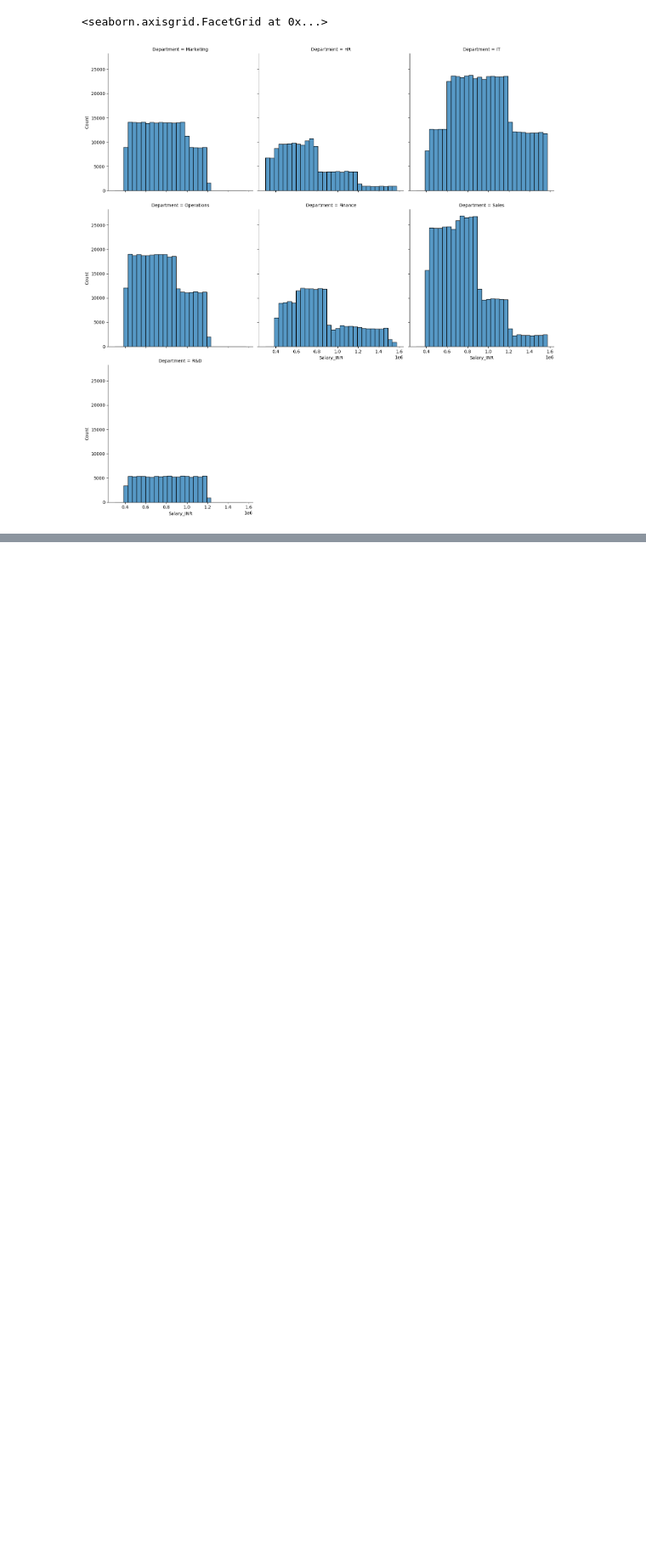
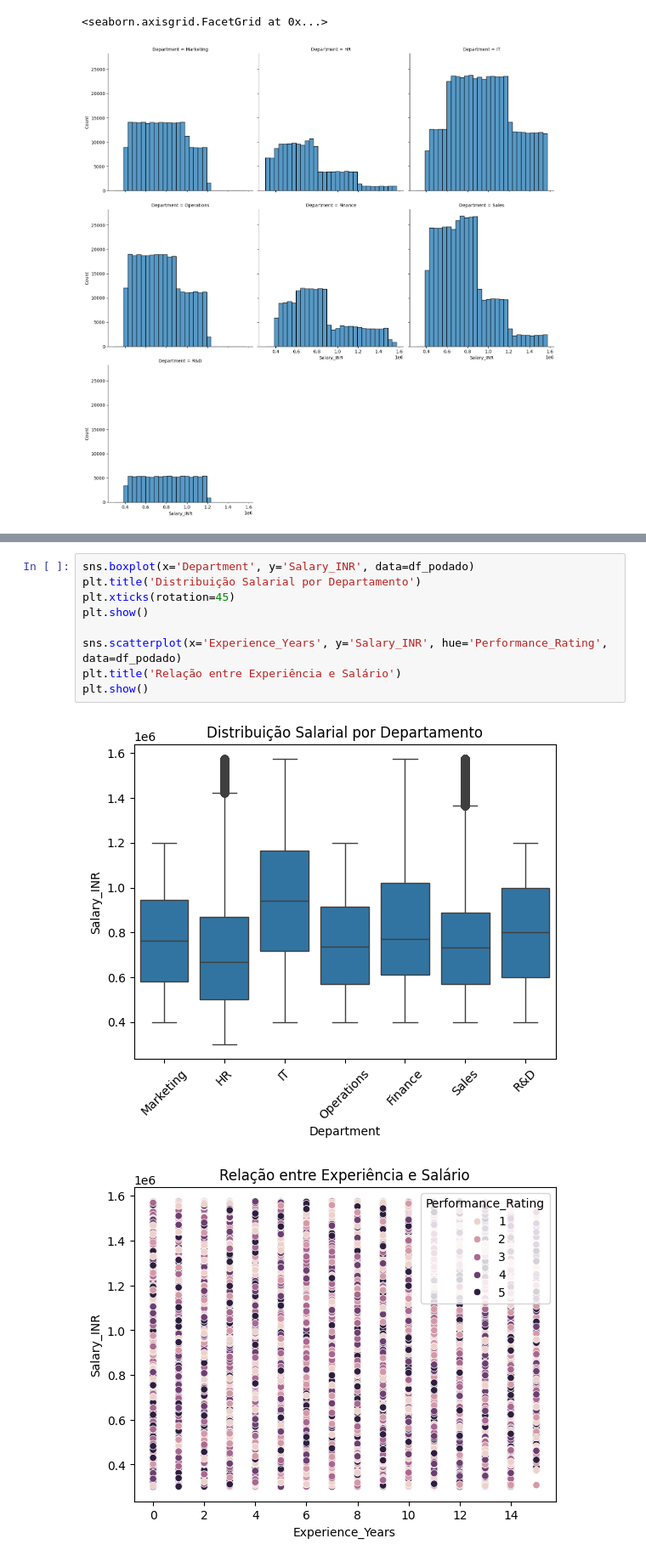
Before and after one commit to EngSoftwareABL/ProjetoAC2_ReconhecimentoPadr-es, a Jupyter notebook: Dataset_Salario.ipynb, the cells around one changed output, grey strips where cells are left out. Shown: that part at 85% size. Saved outputs shown, nothing was run; the diff lists cells and outputs as text; blank space fills up the shorter version.

```diff
--- a/Dataset_Salario.ipynb
+++ b/Dataset_Salario.ipynb
@@ -164,0 +171,12 @@ sns.displot(data=df_splot, x="Salary_INR", col="Department", col_wrap=3, kind="h
+# %%
+sns.boxplot(x='Department', y='Salary_INR', data=df_podado)
+plt.title('Distribuição Salarial por Departamento')
+plt.xticks(rotation=45)
+plt.show()
+
+sns.scatterplot(x='Experience_Years', y='Salary_INR', hue='Performance_Rating', data=df_podado)
+plt.title('Relação entre Experiência e Salário')
+plt.show()
+# %% [output]
+[figure, added]
+[figure, added]
```
Also changed, not shown: parts of 28 cells of this notebook.
